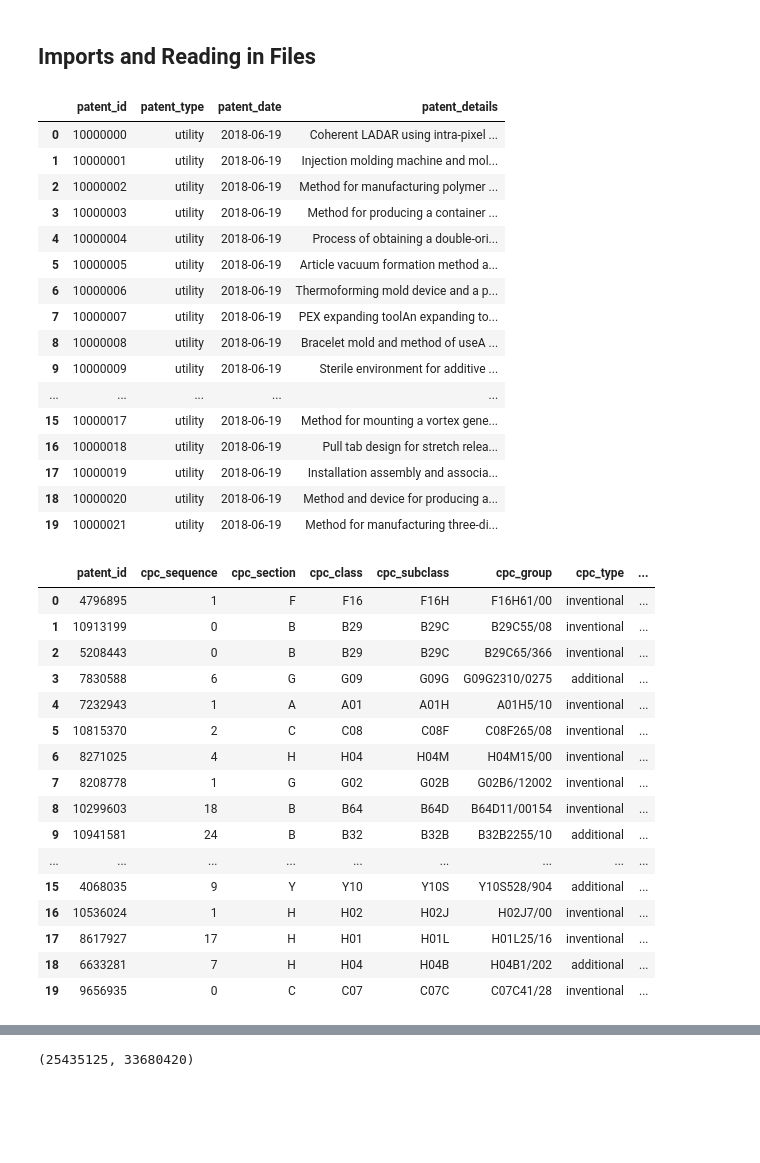
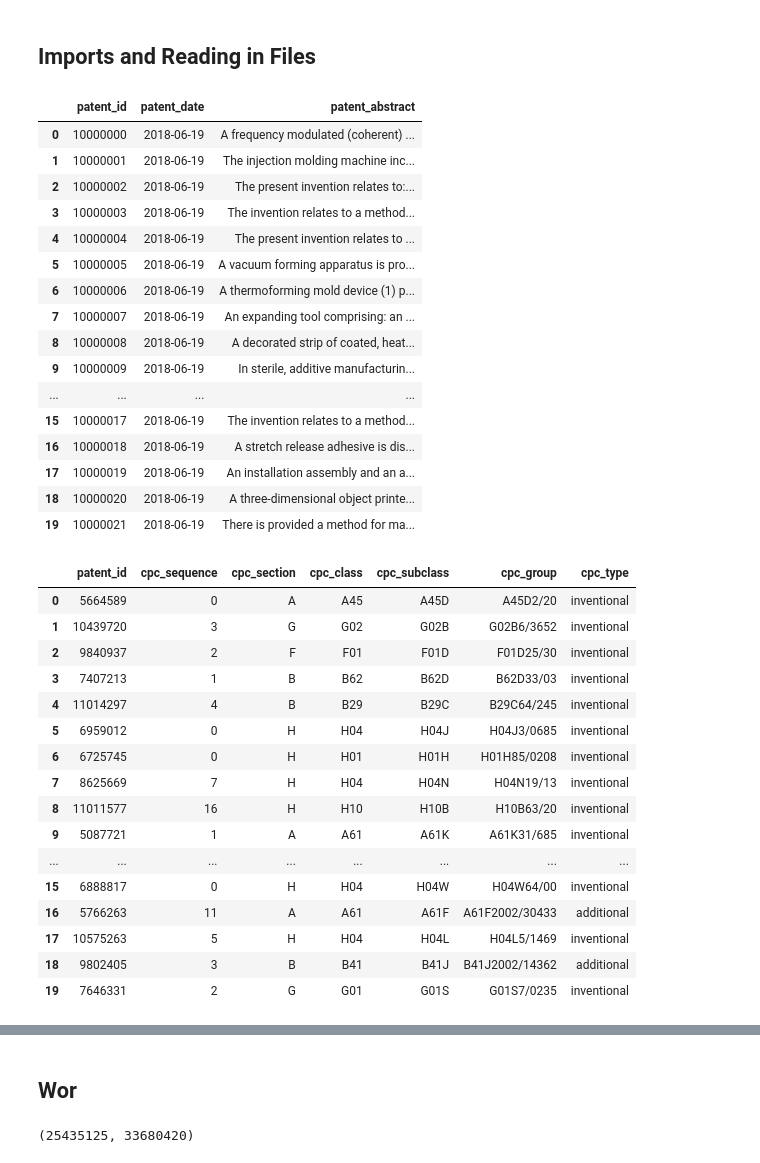
Before and after one commit to emoral435/JupyterPatents, a Jupyter notebook: JobEmbeddings/Job Word Embeddings.ipynb, the cells around one changed output, grey strips where cells are left out. Cells and saved outputs as stored; diff of their text form; code cells hidden in the pictures; blank space fills up the shorter version.

```diff
--- a/JobEmbeddings/Job Word Embeddings.ipynb
+++ b/JobEmbeddings/Job Word Embeddings.ipynb
@@ -22,6 +28,6 @@ pd.options.display.max_colwidth = 1000
 # %%
 # here is the granted patent dataset that we will use alongside the job posting abstracts
-df_patent = pd.read_csv("g_patent.tsv", delimiter='\t', dtype={'patent_id': str,
+df_patent = pd.read_csv("../g_patent.tsv", delimiter='\t', dtype={'patent_id': str,
                                                         'patent_type': str,
                                                         'patent_title': str,
                                                         'patent_abstract': str,
@@ -30,52 +36,51 @@ df_patent = pd.read_csv("g_patent.tsv", delimiter='\t', dtype={'patent_id': str,
                                                         'withdrawn': int,
                                                         'filename': str}, parse_dates=[2])
 df_patent.drop(df_patent[df_patent['patent_type'] != 'utility'].index, inplace=True)
-df_patent['patent_details'] = df_patent['patent_title'].astype(str) + df_patent['patent_abstract'].astype(str)
-df_patent.drop(axis=1, columns=df_patent.columns[3:-1], inplace=True)
-df_patent.head(20) # here is the
+df_patent.drop(axis=1, columns=["patent_type", "patent_title", "wipo_kind","num_claims", "withdrawn", "filename"], inplace=True)
+df_patent.head(20)
 # %% [output]
-|  | patent_id | patent_type | patent_date | patent_details |
-| 0 | 10000000 | utility | 2018-06-19 | Coherent LADAR using intra-pixel ... |
-| 1 | 10000001 | utility | 2018-06-19 | Injection molding machine and mol... |
-| 2 | 10000002 | utility | 2018-06-19 | Method for manufacturing polymer ... |
-| 3 | 10000003 | utility | 2018-06-19 | Method for producing a container ... |
-| 4 | 10000004 | utility | 2018-06-19 | Process of obtaining a double-ori... |
-| 5 | 10000005 | utility | 2018-06-19 | Article vacuum formation method a... |
-| 6 | 10000006 | utility | 2018-06-19 | Thermoforming mold device and a p... |
-| 7 | 10000007 | utility | 2018-06-19 | PEX expanding toolAn expanding to... |
-| 8 | 10000008 | utility | 2018-06-19 | Bracelet mold and method of useA ... |
-| 9 | 10000009 | utility | 2018-06-19 | Sterile environment for additive ... |
-| ... | ... | ... | ... | ... |
-| 15 | 10000017 | utility | 2018-06-19 | Method for mounting a vortex gene... |
-| 16 | 10000018 | utility | 2018-06-19 | Pull tab design for stretch relea... |
-| 17 | 10000019 | utility | 2018-06-19 | Installation assembly and associa... |
-| 18 | 10000020 | utility | 2018-06-19 | Method and device for producing a... |
-| 19 | 10000021 | utility | 2018-06-19 | Method for manufacturing three-di... |
+|  | patent_id | patent_date | patent_abstract |
+| 0 | 10000000 | 2018-06-19 | A frequency modulated (coherent) ... |
+| 1 | 10000001 | 2018-06-19 | The injection molding machine inc... |
+| 2 | 10000002 | 2018-06-19 | The present invention relates to:... |
+| 3 | 10000003 | 2018-06-19 | The invention relates to a method... |
+| 4 | 10000004 | 2018-06-19 | The present invention relates to ... |
+| 5 | 10000005 | 2018-06-19 | A vacuum forming apparatus is pro... |
+| 6 | 10000006 | 2018-06-19 | A thermoforming mold device (1) p... |
+| 7 | 10000007 | 2018-06-19 | An expanding tool comprising: an ... |
+| 8 | 10000008 | 2018-06-19 | A decorated strip of coated, heat... |
+| 9 | 10000009 | 2018-06-19 | In sterile, additive manufacturin... |
+| ... | ... | ... | ... |
+| 15 | 10000017 | 2018-06-19 | The invention relates to a method... |
+| 16 | 10000018 | 2018-06-19 | A stretch release adhesive is dis... |
+| 17 | 10000019 | 2018-06-19 | An installation assembly and an a... |
+| 18 | 10000020 | 2018-06-19 | A three-dimensional object printe... |
+| 19 | 10000021 | 2018-06-19 | There is provided a method for ma... |
 # %%
-df_cpc = pd.read_table("g_cpc_current.tsv", delimiter="\t", dtype={"patent_id": str,
+df_cpc = pd.read_table("../g_cpc_current.tsv", delimiter="\t", dtype={"patent_id": str,
                                                                "cpc_sequence": int,
                                                                "cpc_section": str,
                                                                "cpc_subclass": str,
                                                                "cpc_group": str,
                                                                "cpc_type": str,
                                                                "cpc_symbol_position": str})
 df_cpc.head(20)
 # %% [output]
-|  | patent_id | cpc_sequence | cpc_section | cpc_class | cpc_subclass | cpc_group | cpc_type | ... |
-| 0 | 4796895 | 1 | F | F16 | F16H | F16H61/00 | inventional | ... |
-| 1 | 10913199 | 0 | B | B29 | B29C | B29C55/08 | inventional | ... |
-| 2 | 5208443 | 0 | B | B29 | B29C | B29C65/366 | inventional | ... |
-| 3 | 7830588 | 6 | G | G09 | G09G | G09G2310/0275 | additional | ... |
-| 4 | 7232943 | 1 | A | A01 | A01H | A01H5/10 | inventional | ... |
-| 5 | 10815370 | 2 | C | C08 | C08F | C08F265/08 | inventional | ... |
-| 6 | 8271025 | 4 | H | H04 | H04M | H04M15/00 | inventional | ... |
-| 7 | 8208778 | 1 | G | G02 | G02B | G02B6/12002 | inventional | ... |
-| 8 | 10299603 | 18 | B | B64 | B64D | B64D11/00154 | inventional | ... |
-| 9 | 10941581 | 24 | B | B32 | B32B | B32B2255/10 | additional | ... |
-| ... | ... | ... | ... | ... | ... | ... | ... | ... |
-| 15 | 4068035 | 9 | Y | Y10 | Y10S | Y10S528/904 | additional | ... |
-| 16 | 10536024 | 1 | H | H02 | H02J | H02J7/00 | inventional | ... |
-| 17 | 8617927 | 17 | H | H01 | H01L | H01L25/16 | inventional | ... |
-| 18 | 6633281 | 7 | H | H04 | H04B | H04B1/202 | additional | ... |
-| 19 | 9656935 | 0 | C | C07 | C07C | C07C41/28 | inventional | ... |
+|  | patent_id | cpc_sequence | cpc_section | cpc_class | cpc_subclass | cpc_group | cpc_type |
+| 0 | 5664589 | 0 | A | A45 | A45D | A45D2/20 | inventional |
+| 1 | 10439720 | 3 | G | G02 | G02B | G02B6/3652 | inventional |
+| 2 | 9840937 | 2 | F | F01 | F01D | F01D25/30 | inventional |
+| 3 | 7407213 | 1 | B | B62 | B62D | B62D33/03 | inventional |
+| 4 | 11014297 | 4 | B | B29 | B29C | B29C64/245 | inventional |
+| 5 | 6959012 | 0 | H | H04 | H04J | H04J3/0685 | inventional |
+| 6 | 6725745 | 0 | H | H01 | H01H | H01H85/0208 | inventional |
+| 7 | 8625669 | 7 | H | H04 | H04N | H04N19/13 | inventional |
+| 8 | 11011577 | 16 | H | H10 | H10B | H10B63/20 | inventional |
+| 9 | 5087721 | 1 | A | A61 | A61K | A61K31/685 | inventional |
+| ... | ... | ... | ... | ... | ... | ... | ... |
+| 15 | 6888817 | 0 | H | H04 | H04W | H04W64/00 | inventional |
+| 16 | 5766263 | 11 | A | A61 | A61F | A61F2002/30433 | additional |
+| 17 | 10575263 | 5 | H | H04 | H04L | H04L5/1469 | inventional |
+| 18 | 9802405 | 3 | B | B41 | B41J | B41J2002/14362 | additional |
+| 19 | 7646331 | 2 | G | G01 | G01S | G01S7/0235 | inventional |
 # %%
@@ -88,6 +93,8 @@ online_df.head(3)
 | 0 | AMERIA Investment Consulting Comp... | 2004-01-05 | Chief Financial Officer | AMERIA Investment Consulting Company |
 | 1 | International Research & Exchange... | 2004-01-07 | Full-time Community Connections I... | International Research & Exchange... |
 | 2 | Caucasus Environmental NGO Networ... | 2004-01-07 | Country Coordinator | Caucasus Environmental NGO Networ... |
+# %% [markdown]
+## Wor
 # %%
 job_text = online_df.jobpost.apply(gensim.utils.simple_preprocess)
 job_text
```
Also changed, not shown: parts of 4 cells of this notebook, 2 other files.
